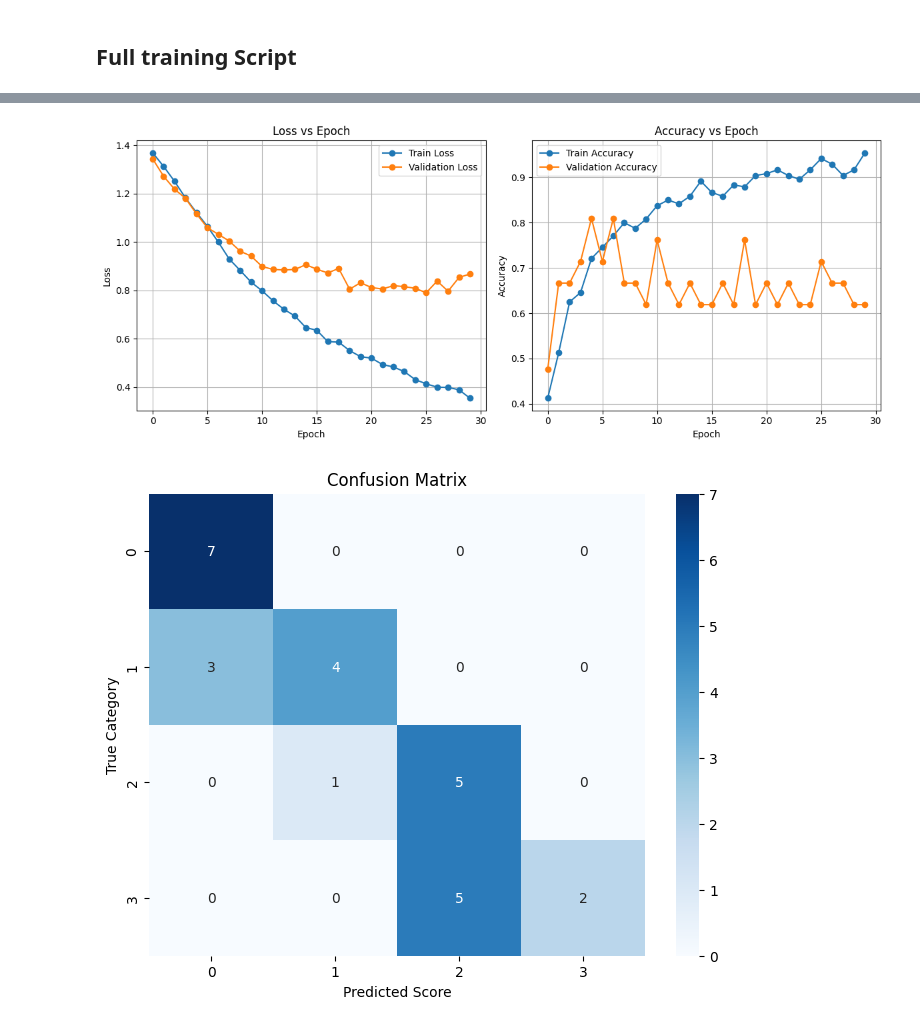
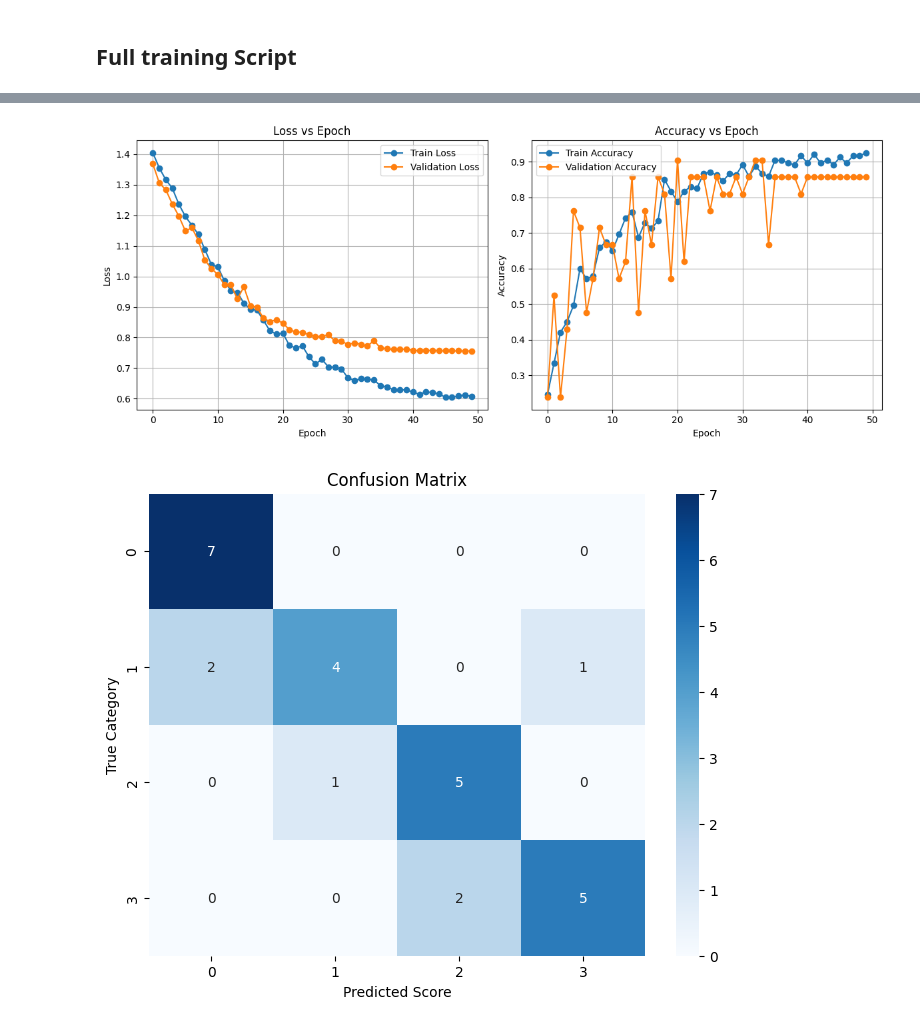
Before and after one commit to LeQi008/dysarthria-mtl, a Jupyter notebook: distilALHuBERT_things/distilALhubert.ipynb, the cells around one changed output, grey strips where cells are left out. Saved outputs shown, nothing was run; the diff lists cells and outputs as text; code cells hidden in the pictures.

```diff
--- a/distilALHuBERT_things/distilALhubert.ipynb
+++ b/distilALHuBERT_things/distilALhubert.ipynb
@@ -179,6 +206,7 @@ def evaluate(model, dataloader, device, criterion=None, output_csv=None):
 # %%
 import sys
 import os
+import torch.optim as optim
 
 # Assumes your ****notebook**** is inside "project_root/s3prl_things"
 # So we go one level up to reach "project_root"
@@ -196,7 +224,7 @@ import torch
 device = torch.device("cuda" if torch.cuda.is_available() else "cpu")
 
 # Load the model once from local ckpt
-upstream = UpstreamExpert("large.ckpt")
+upstream = UpstreamExpert("small.ckpt")
 upstream.to(device)
 
 # 🔁 Toggle this as needed
@@ -228,19 +256,24 @@ train_dl = DataLoader(train_ds, batch_size=2, shuffle=True, collate_fn=collate_f
 val_dl = DataLoader(val_ds, batch_size=2, shuffle=False, collate_fn=collate_fn, pin_memory=True)
 
 learning_rate = 1e-4
-optimizer = torch.optim.Adam(model.classifier.parameters(), lr=learning_rate, weight_decay=1e-5) # L2 Regularization (Weight Decay)
+total_epochs = 50
+optimizer = torch.optim.AdamW(model.classifier.parameters(), lr=learning_rate, weight_decay=1e-5) # L2 Regularization (Weight Decay)
 criterion = nn.CrossEntropyLoss(weight=class_weights) # class_weights: torch.tensor([w0, w1, ..., wn]), to help with imbalance
+
+# 2. Scheduler (StepLR as example)
+from torch.optim.lr_scheduler import CosineAnnealingLR
+scheduler = CosineAnnealingLR(optimizer, T_max=total_epochs)
 
 best_val_loss = float("inf")
 best_model_path = "best_model.pth"
 training_stats = []
-total_epochs = 30
 
 for epoch in range(total_epochs):
     train_loss, train_acc = train(model, train_dl, optimizer, criterion, device)
     val_loss, val_acc, _ = evaluate(model, val_dl, device, criterion=criterion)
-
-    print(f"Epoch {epoch} | Train Loss: {train_loss:.4f} | Val Loss: {val_loss:.4f} | "
+    scheduler.step()
+    current_lr = optimizer.param_groups[0]['lr']
+    print(f"Epoch {epoch} | Current LR: {current_lr:.8f} |Train Loss: {train_loss:.4f} | Val Loss: {val_loss:.4f} | "
           f"Train Acc: {train_acc:.4f} | Val Acc: {val_acc:.4f}")
 
     training_stats.append({
@@ -324,2 +357,2 @@ Epoch 5 | Train Loss: 1.0643 | Val Loss: 1.0590 | Train Acc: 0.7458 | Val Acc: 0
-[figure, old version]
+[figure, new version]
-[figure, old version]
+[figure, new version]
```
Also changed, not shown: parts of 2 cells of this notebook, 3 other files.
